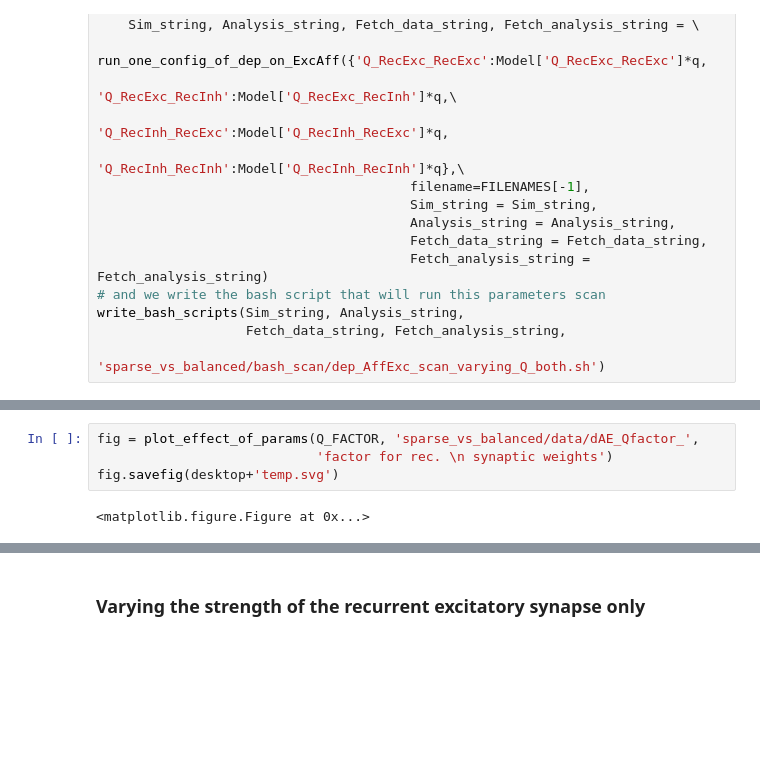
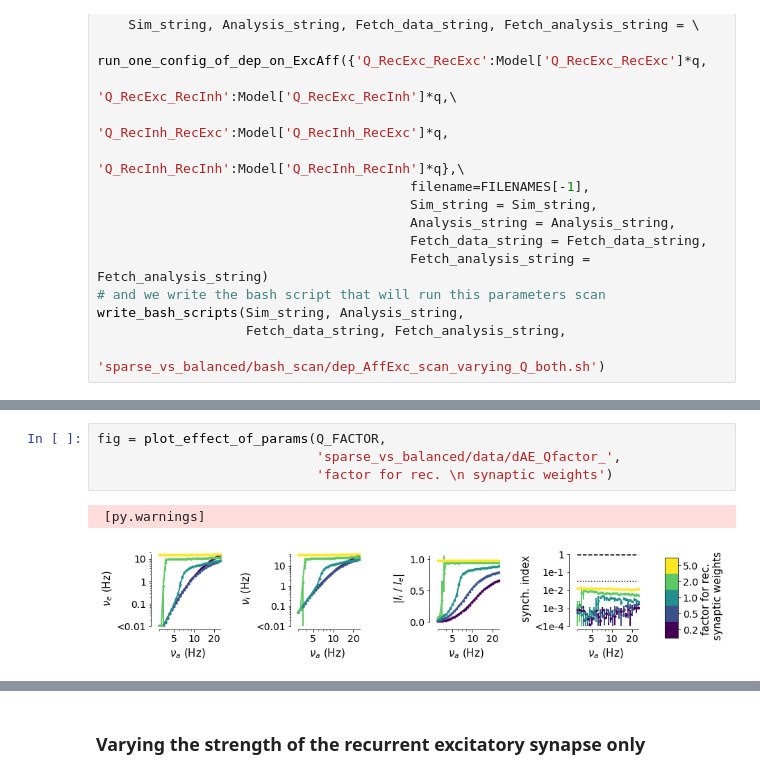
Before and after one commit to yzerlaut/notebook_papers, a Jupyter notebook: The_Spectrum_of_Asynch_Dynamics_2018.ipynb, the cells around one changed output, grey strips where cells are left out. Drawn from its saved outputs; the diff is of its cells as text; blank space fills up the shorter version.

```diff
--- a/The_Spectrum_of_Asynch_Dynamics_2018.ipynb
+++ b/The_Spectrum_of_Asynch_Dynamics_2018.ipynb
@@ -776,6 +573,7 @@ sget sparse_vs_balanced/data/dAE_Qfactor_5.0_analyzed.npy
 # %%
-fig = plot_effect_of_params(Q_FACTOR, 'sparse_vs_balanced/data/dAE_Qfactor_',
+fig = plot_effect_of_params(Q_FACTOR,
+                            'sparse_vs_balanced/data/dAE_Qfactor_',
                             'factor for rec. \n synaptic weights')
-fig.savefig(desktop+'temp.svg')
 # %% [output]
-<matplotlib.figure.Figure at 0x...>
+ [py.warnings]
+[figure, added]
```
Also changed, not shown: parts of 93 cells of this notebook, 1 other file.
